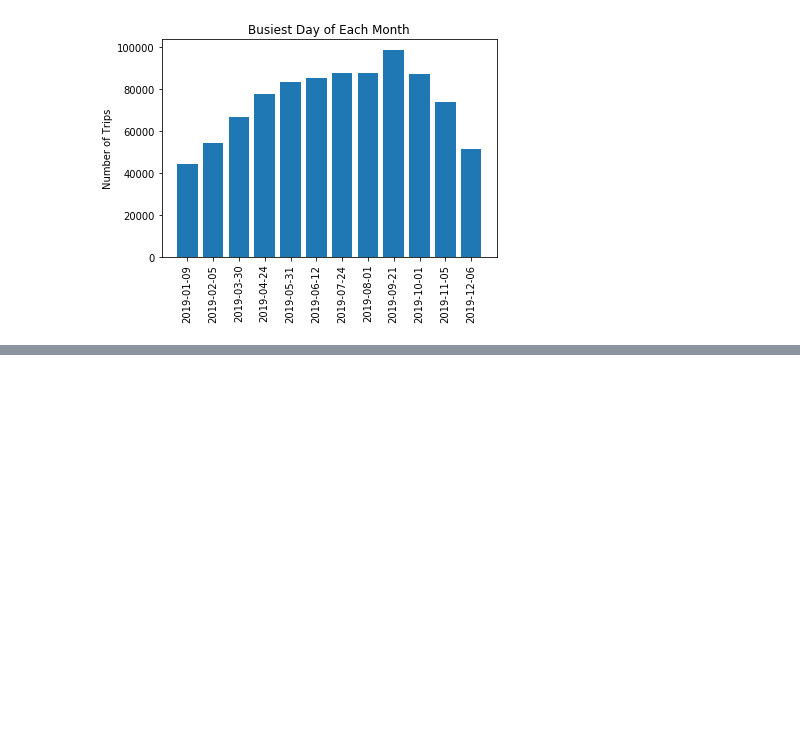
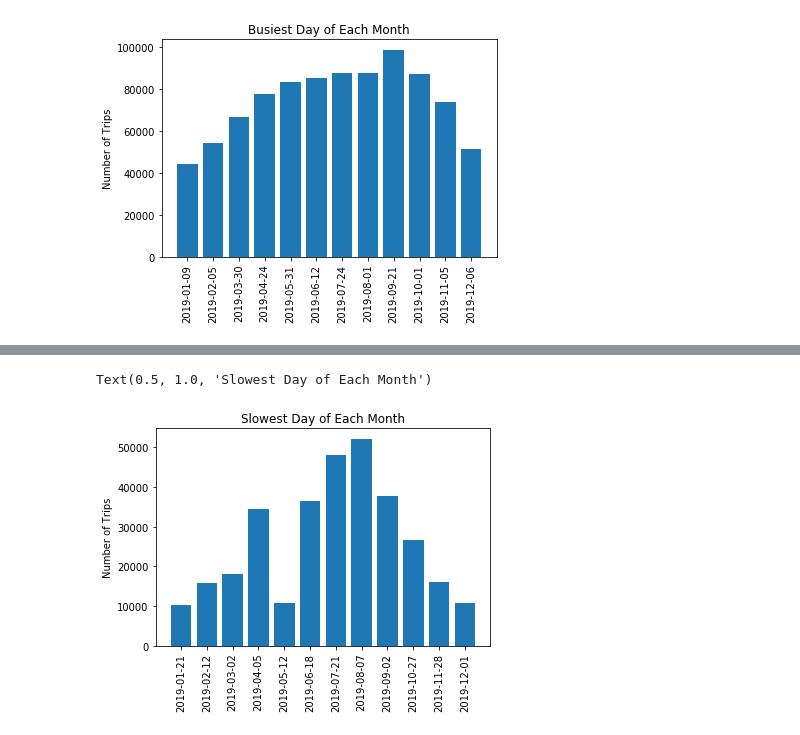
Before and after one commit to RU-Data-Science-GroupThree/NYC-CitiBike_Analysis, a Jupyter notebook: Alex V/CSV_CitiBike.ipynb, the cells around one changed output, grey strips where cells are left out. Cells and saved outputs as stored; diff of their text form; code cells hidden in the pictures; blank space fills up the shorter version.

Commit message:
Created function & bar graph to find slowest day for each month

```diff
--- a/Alex V/CSV_CitiBike.ipynb
+++ b/Alex V/CSV_CitiBike.ipynb
@@ -577,3 +577,32 @@ plt.title("Busiest Day of Each Month")
 # %% [output]
 Text(0.5, 1.0, 'Busiest Day of Each Month')
 [figure]
+# %%
+# creating an empty list. number of rides for the slowest day of each month will be added to this list
+slowest_day_month_rides = []
+# creating an empty list. busiest day date of each month will be added to this list
+slowest_day_month_dates = []
+
+# creating a function; scans through monthly data frame, reads from each csv file
+def slowest_day_months_test(dataframe):
+#     splitting starttime values into Dates and Times
+    new_start_time = dataframe["starttime"].str.split(" ", n = 1, expand = True)
+#     creating a new column for the date (extracted from the split)
+    dataframe["Date"] = new_start_time[0]
+
+# Since we are looking for busiest day of the month (based on number of rides), we will groupby Date
+
+# groupby newly created date column
+    dates_groupby = dataframe.groupby(["Date"])
+# counting number of trips. "tripduration" was just an arbitrary column. any of the other columns would've given the same result
+    dates_groupby_count = dates_groupby["tripduration"].count()
+# sorting the rows based on number of rides
+    least_rides_month = dates_groupby_count.sort_values(ascending = True)
+    print(least_rides_month.head(1))
+# extracting the number of rides from the busiest day (index = 0 because it's the first item in the list)
+    day_rides_count = least_rides_month[0]
+# extracting the date from the busiest day (index = 0 because it's the first item in the list)
+    date_print = least_rides_month.index[0]
+# appending number of rides and date of busiest day in month to empty lists. will be necessary for plotting
+    slowest_day_month_rides.append(day_rides_count)
+    slowest_day_month_dates.append(date_print)
@@ -579,0 +667,8 @@ Text(0.5, 1.0, 'Busiest Day of Each Month')
+# %%
+plt.bar(slowest_day_month_dates, height = slowest_day_month_rides)
+plt.xticks(rotation=90)
+plt.ylabel("Number of Trips")
+plt.title("Slowest Day of Each Month")
+# %% [output]
+Text(0.5, 1.0, 'Slowest Day of Each Month')
+[figure, added]
```
Also changed, not shown: parts of 1 cell of this notebook.
